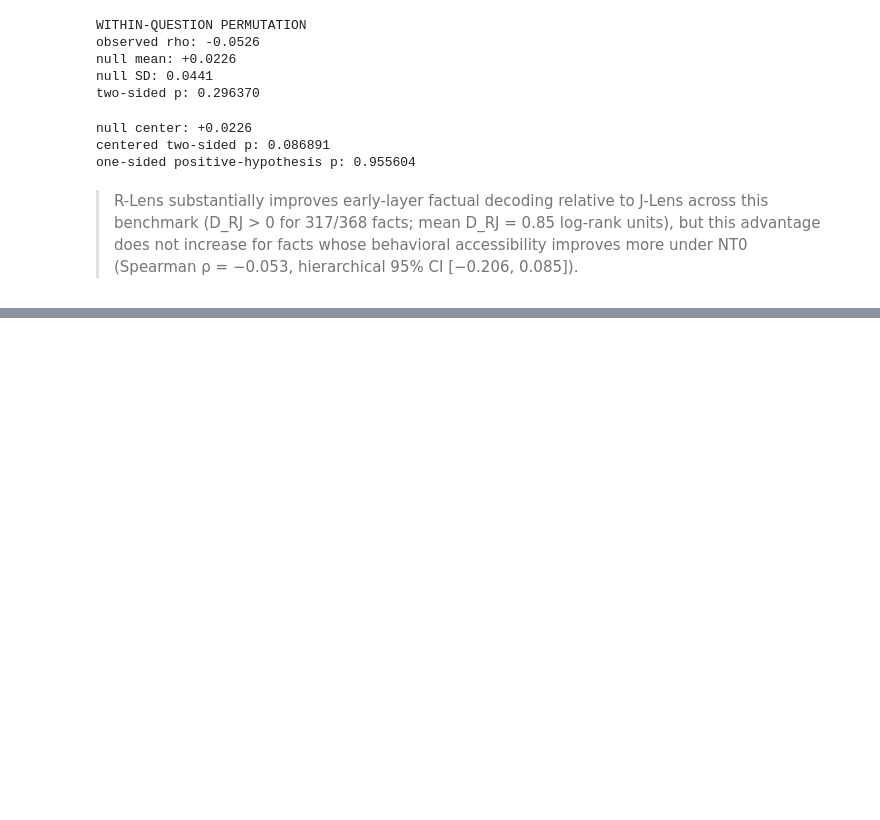
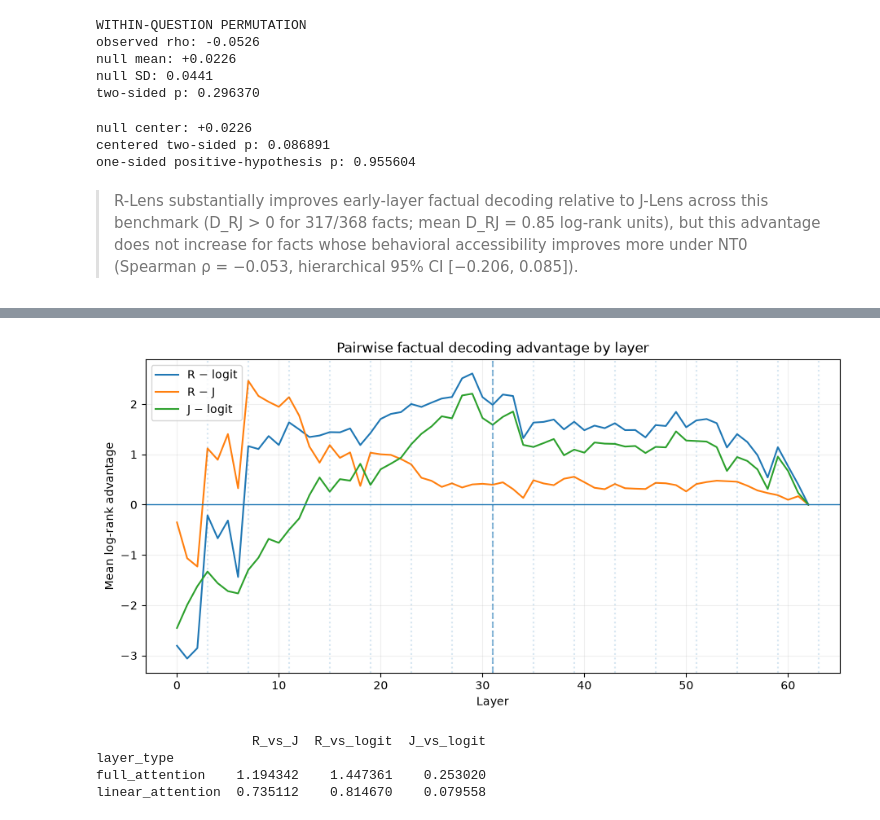
Before and after one commit to bubskee/MATS-application, a Jupyter notebook: cloud-experiment-27b.ipynb, the cells around one changed output, grey strips where cells are left out. Saved outputs shown, nothing was run; the diff lists cells and outputs as text; code cells hidden in the pictures; blank space fills up the shorter version.

```diff
--- a/cloud-experiment-27b.ipynb
+++ b/cloud-experiment-27b.ipynb
@@ -7014,0 +7168,3 @@ by the frozen benchmark-selection rules.
+# %%
+for i, layer_type in enumerate(LAYER_TYPES):
+    print(f"{i:02d}  {layer_type}")
@@ -7014,0 +7208,59 @@ by the frozen benchmark-selection rules.
+# %%
+full_layers = [
+    i for i, t in enumerate(LAYER_TYPES)
+    if t == "full_attention"
+]
+
+fig, ax = plt.subplots(figsize=(11, 5))
+
+for col, label in [
+    ("R_vs_logit", "R − logit"),
+    ("R_vs_J", "R − J"),
+    ("J_vs_logit", "J − logit"),
+]:
+    ax.plot(
+        advantage_by_layer["layer"],
+        advantage_by_layer[col],
+        label=label,
+    )
+
+for layer in full_layers:
+    ax.axvline(
+        layer,
+        linestyle=":",
+        alpha=0.18,
+    )
+
+ax.axhline(0, linewidth=1)
+ax.axvline(31, linestyle="--", alpha=0.5)
+
+ax.set_xlabel("Layer")
+ax.set_ylabel("Mean log-rank advantage")
+ax.set_title("Pairwise factual decoding advantage by layer")
+ax.legend()
+ax.grid(alpha=0.2)
+
+plt.show()
+# %% [output]
+[figure, added]
+# %%
+advantage_by_layer["layer_type"] = advantage_by_layer["layer"].map(
+    dict(enumerate(LAYER_TYPES))
+)
+
+early_adv = advantage_by_layer[
+    advantage_by_layer["layer"] <= 31
+]
+
+print(
+    early_adv
+    .groupby("layer_type")[
+        ["R_vs_J", "R_vs_logit", "J_vs_logit"]
+    ]
+    .mean()
+)
+# %% [output]
+                    R_vs_J  R_vs_logit  J_vs_logit
+layer_type
+full_attention    1.194342    1.447361    0.253020
+linear_attention  0.735112    0.814670    0.079558
```
Also changed, not shown: parts of 49 cells of this notebook.
